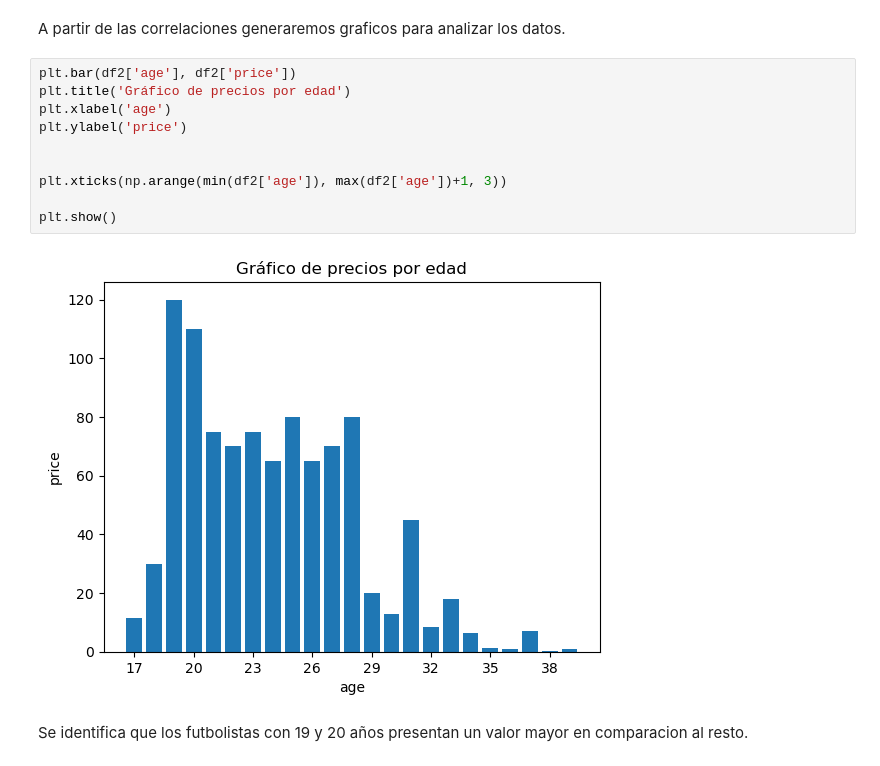
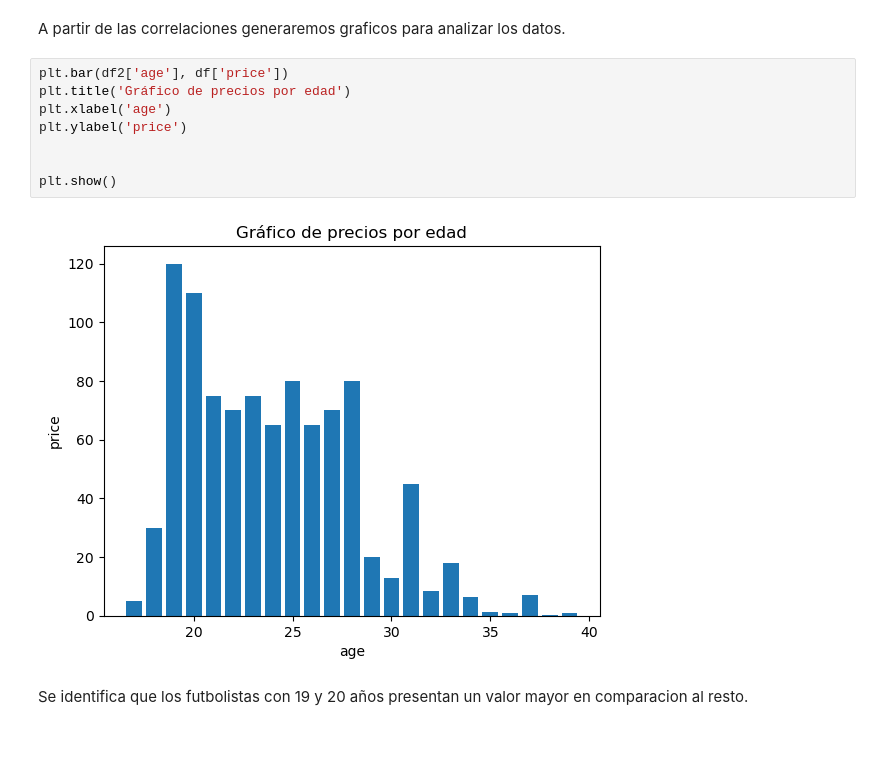
Before and after one commit to AlejoBovet/MachineLearningPublic, a Jupyter notebook: EdaFootballPlayers.ipynb, the cells around one changed output. Saved outputs shown, nothing was run; the diff lists cells and outputs as text.

```diff
--- a/EdaFootballPlayers.ipynb
+++ b/EdaFootballPlayers.ipynb
@@ -402,17 +410,15 @@ plt.show()
 # %% [markdown]
 A partir de las correlaciones generaremos graficos para analizar los datos.
 # %%
-plt.bar(df2['age'], df2['price'])
+plt.bar(df2['age'], df['price'])
 plt.title('Gráfico de precios por edad')
 plt.xlabel('age')
 plt.ylabel('price')
 
 
-plt.xticks(np.arange(min(df2['age']), max(df2['age'])+1, 3))
-
 plt.show()
 # %% [output]
-[figure, old version]
+[figure, new version]
 # %% [markdown]
 Se identifica que los futbolistas con 19 y 20 años presentan un valor mayor en comparacion al resto.
 # %%
```
Also changed, not shown: parts of 23 cells of this notebook.
